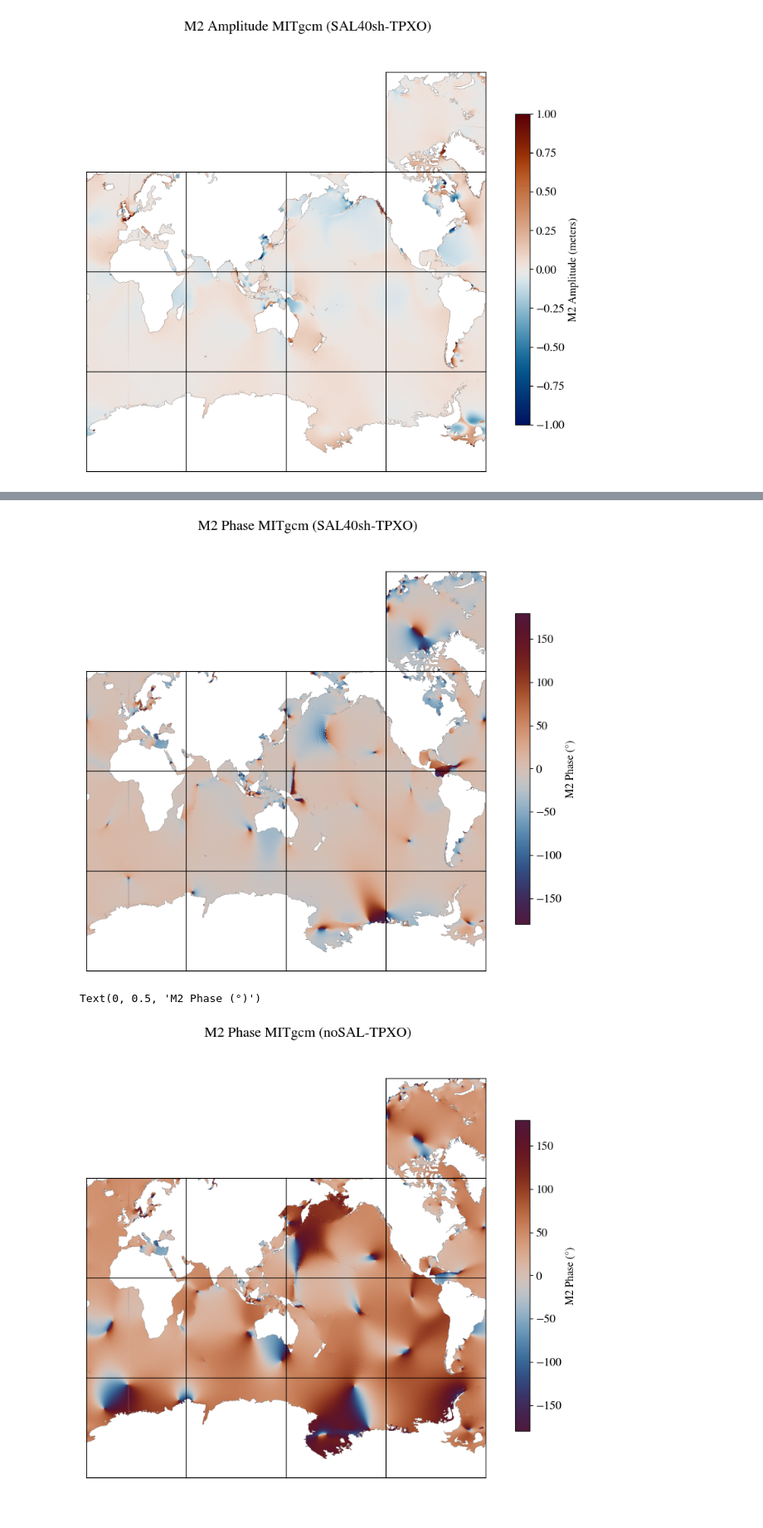
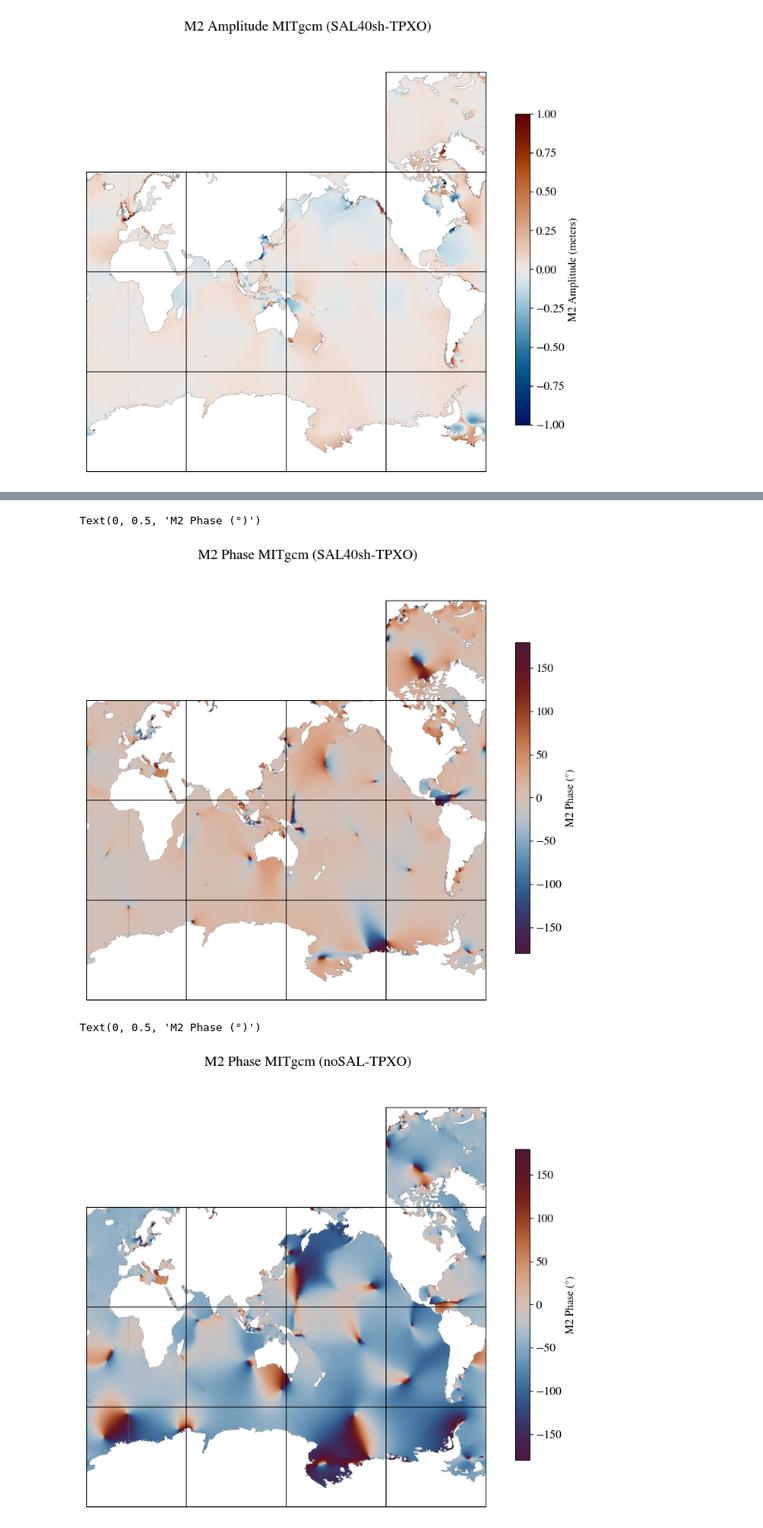
Before and after one commit to MITgcm-contrib/llc_hires, a Jupyter notebook: tidal_analysis/tides_investigation/analyze_mitgcm_compare_tpxollc.ipynb, the cells around one changed output, grey strips where cells are left out. Shown at 83% size. Drawn from its saved outputs; the diff is of its cells as text; code cells hidden in the pictures.

```diff
--- a/tidal_analysis/tides_investigation/analyze_mitgcm_compare_tpxollc.ipynb
+++ b/tidal_analysis/tides_investigation/analyze_mitgcm_compare_tpxollc.ipynb
@@ -112,7 +104,7 @@ def mitgcm_quantities(da_mitgcm,constit= 'm2',lat_cut=False,lat_deg=66):
     if lat_cut ==True: #Optional latitude cut to remove the poles
         Z_mitgcm_masked = Z_mitgcm_masked.where((YC >= -lat_deg) &(YC <= lat_deg))
     amp_mitgcm= np.abs(Z_mitgcm_masked) #Tidal amplitude
-    phase_mitgcm = np.angle(Z_mitgcm_masked)  #Tidal phase
+    phase_mitgcm = -xr.apply_ufunc(np.angle, Z_mitgcm_masked,dask='allowed')  #I use a - sign convention on the phase, necessary to obtain the right value of global tidal work rate.
     return Z_mitgcm_masked,amp_mitgcm, phase_mitgcm
 
 def tpxo_quantities(da_tpxo, constit='m2',lat_cut=False,lat_deg=66):
@@ -120,14 +112,14 @@ def tpxo_quantities(da_tpxo, constit='m2',lat_cut=False,lat_deg=66):
     Return given tidal constituent phasor, amplitude and phase for TPXO
     Amplitude given in meters, phase in radian
     '''
-    #ds_txo_constit = da_tpxo.sel(constituent=constit)
-    #Z_tpxo = ds_txo_constit['real'] + 1j*ds_txo_constit['imag']
+
     Z_tpxo = da_tpxo[constit+'_real'] + 1j*da_tpxo[constit+'_imag']
     if lat_cut ==True: #Optional latitude cut to remove the poles
         Z_tpxo = Z_tpxo.where((YC >= -lat_deg) &(YC <= lat_deg))
     Z_tpxo_masked = Z_tpxo.where(is_ocean)
     amp_tpxo= np.abs(Z_tpxo_masked)
-    phase_tpxo = np.angle(Z_tpxo_masked)
+
+    phase_tpxo=-xr.apply_ufunc(np.angle, Z_tpxo_masked,dask='allowed') #I use a - sign convention on the phase, necessary to obtain the right value of global tidal work rate.
     return Z_tpxo_masked, amp_tpxo,phase_tpxo
 def phase_diff (phase1,phase2):
     '''
@@ -187,9 +250,9 @@ def PVE(RMSE_1_2, RMS_2):
 # %% [markdown]
 # Example of usage: noSAL, SAL and SAL40sh runs
 # %%
-da_phasor_noSAL = open_mitgcm_and_make_da(mitgcm_path='../run_ATH_noSAL/mitgcm_llc1080_phasor_tile*.nc')
-da_phasor_SAL= open_mitgcm_and_make_da(mitgcm_path='../run_ATH_SAL/mitgcm_llc1080_phasor_tile*.nc')
-da_phasor_SAL40sh = open_mitgcm_and_make_da(mitgcm_path='../run_ATH_SAL_40SH/mitgcm_llc1080_phasor_tile*.nc')
+da_phasor_noSAL = open_mitgcm_and_make_da(mitgcm_path='../../run_ATH_noSAL/mitgcm_llc1080_phasor_tile*.nc')
+da_phasor_SAL= open_mitgcm_and_make_da(mitgcm_path='../../run_ATH_SAL/mitgcm_llc1080_phasor_tile*.nc')
+da_phasor_SAL40sh = open_mitgcm_and_make_da(mitgcm_path='../../run_ATH_SAL_40SH/mitgcm_llc1080_phasor_tile*.nc')
 
 da_phasor_noSAL = order_tiles(da_phasor_noSAL, new_tile_order=[0, 4, 5, 6, 7, 8, 9,10,11,12,1,2,3] )
 da_phasor_SAL = order_tiles(da_phasor_SAL, new_tile_order=[0, 4, 5, 6, 7, 8, 9,10,11,12,1,2,3] )
@@ -209,20 +275,21 @@ Coordinates:
 # %%
-ds_tpxo_llc = open_tpxo(tpxo_path ='../tpxo_interpolated/tpxo_llc1080_interpolated_v2.nc')
+ds_tpxo_llc = open_tpxo(tpxo_path ='../../tpxo_interpolated/tpxo_llc1080_interpolated_v2.nc')
 # %%
+const = 'p1' # Name of the constituent to analyze
 cut_66 =False #Do we remove the poles? Set True if this is the case, False otherwise.
 if cut_66==True:
-    Z_mitgcm_noSAL_m2, amp_mitgcm_noSAL_m2, phase_mitgcm_noSAL_m2 = mitgcm_quantities(da_phasor_noSAL, constit = 'm2',lat_cut=True,lat_deg=66)
-    Z_mitgcm_SAL_m2, amp_mitgcm_SAL_m2, phase_mitgcm_SAL_m2 = mitgcm_quantities(da_phasor_SAL, constit = 'm2',lat_cut=True,lat_deg=66)
-    Z_mitgcm_SAL40sh_m2, amp_mitgcm_SAL40sh_m2, phase_mitgcm_SAL40sh_m2 = mitgcm_quantities(da_phasor_SAL40sh, constit = 'm2',lat_cut=True,lat_deg=66)
-    Z_tpxo_m2, amp_tpxo_m2, phase_tpxo_m2= tpxo_quantities(ds_tpxo_llc, constit='m2',lat_cut=True,lat_deg=66)
+    Z_mitgcm_noSAL, amp_mitgcm_noSAL, phase_mitgcm_noSAL = mitgcm_quantities(da_phasor_noSAL, constit = const,lat_cut=True,lat_deg=66)
+    Z_mitgcm_SAL, amp_mitgcm_SAL, phase_mitgcm_SAL = mitgcm_quantities(da_phasor_SAL, constit = const,lat_cut=True,lat_deg=66)
+    Z_mitgcm_SAL40sh, amp_mitgcm_SAL40sh, phase_mitgcm_SAL40sh = mitgcm_quantities(da_phasor_SAL40sh, constit = const,lat_cut=True,lat_deg=66)
+    Z_tpxo, amp_tpxo, phase_tpxo= tpxo_quantities(ds_tpxo_llc, constit=const,lat_cut=True,lat_deg=66)
     rA=rA.where((YC >= -66) &(YC <=66))
 else:
-    Z_mitgcm_noSAL_m2, amp_mitgcm_noSAL_m2, phase_mitgcm_noSAL_m2 = mitgcm_quantities(da_phasor_noSAL, constit = 'm2')
-    Z_mitgcm_SAL_m2, amp_mitgcm_SAL_m2, phase_mitgcm_SAL_m2 = mitgcm_quantities(da_phasor_SAL, constit = 'm2')
-    Z_mitgcm_SAL40sh_m2, amp_mitgcm_SAL40sh_m2, phase_mitgcm_SAL40sh_m2 = mitgcm_quantities(da_phasor_SAL40sh, constit = 'm2')
-    Z_tpxo_m2, amp_tpxo_m2, phase_tpxo_m2= tpxo_quantities(ds_tpxo_llc, constit='m2')
+    Z_mitgcm_noSAL, amp_mitgcm_noSAL, phase_mitgcm_noSAL = mitgcm_quantities(da_phasor_noSAL, constit = const)
+    Z_mitgcm_SAL, amp_mitgcm_SAL, phase_mitgcm_SAL = mitgcm_quantities(da_phasor_SAL, constit = const)
+    Z_mitgcm_SAL40sh, amp_mitgcm_SAL40sh, phase_mitgcm_SAL40sh = mitgcm_quantities(da_phasor_SAL40sh, constit =const)
+    Z_tpxo, amp_tpxo, phase_tpxo= tpxo_quantities(ds_tpxo_llc, constit=const)
 
-phase_diff_noSAL_tpxo=  phase_diff(phase_mitgcm_noSAL_m2,phase_tpxo_m2)
-phase_diff_SAL_tpxo=  phase_diff(phase_mitgcm_SAL_m2,phase_tpxo_m2)
-phase_diff_SAL40sh_tpxo=  phase_diff(phase_mitgcm_SAL40sh_m2,phase_tpxo_m2)
+phase_diff_noSAL_tpxo=  phase_diff(phase_mitgcm_noSAL,phase_tpxo)
+phase_diff_SAL_tpxo=  phase_diff(phase_mitgcm_SAL,phase_tpxo)
+phase_diff_SAL40sh_tpxo=  phase_diff(phase_mitgcm_SAL40sh,phase_tpxo)
 # %%
@@ -474,5 +559,5 @@ cb.set_ylabel('M2 Phase (°)', fontsize=12)
 # %%
-phase_diff_SAL40sh_tpxo_deg = phase_rad2deg(phase_diff_SAL40sh_tpxo, Z_mitgcm_SAL_m2)
+phase_diff_SAL40sh_tpxo_deg = phase_rad2deg(phase_diff_SAL40sh_tpxo, Z_mitgcm_SAL)
 
 ecco.plot_tiles(phase_diff_SAL_tpxo_deg, cmap=cm.vikO, show_colorbar=True, rotate_to_latlon=True,layout='latlon',
                 show_tile_labels=False, Arctic_cap_tile_location=10)
@@ -481,19 +566,20 @@ cb = plt.gcf().axes[-1] # The colorbar is usually the last axis added to the fig
 cb.set_ylabel('M2 Phase (°)', fontsize=12)
 #plt.savefig('../Plots/fixed_time/M2_phase_MITgcm_SAL40sh-TPXO.pdf',bbox_inches='tight',dpi=300)
 # %% [output]
+Text(0, 0.5, 'M2 Phase (°)')
-[figure, old version]
+[figure, new version]
 # %%
-phase_diff_noSAL_tpxo_deg = phase_rad2deg(phase_diff_noSAL_tpxo, Z_mitgcm_noSAL_m2)
+phase_diff_noSAL_tpxo_deg = phase_rad2deg(phase_diff_noSAL_tpxo, Z_mitgcm_noSAL)
 
 ecco.plot_tiles(phase_diff_noSAL_tpxo_deg, cmap=cm.vikO, show_colorbar=True, rotate_to_latlon=True,layout='latlon',
                 show_tile_labels=False, Arctic_cap_tile_location=10)
 plt.suptitle('M2 Phase MITgcm (noSAL-TPXO)')
 cb = plt.gcf().axes[-1] # The colorbar is usually the last axis added to the figure
 cb.set_ylabel('M2 Phase (°)', fontsize=12)
 #plt.savefig('../Plots/fixed_time/M2_phase_MITgcm_noSAL-TPXO.pdf',bbox_inches='tight',dpi=300)
 # %% [output]
 Text(0, 0.5, 'M2 Phase (°)')
-[figure, old version]
+[figure, new version]
 # %%
 plt.figure(figsize=(10,5))
 plt.hist(phase_diff_noSAL_tpxo_deg.values.flatten(), bins=100, histtype='step',label='noSAL-TPXO',lw=2,color='C0')
```
Also changed, not shown: parts of 21 cells of this notebook, 1 other file.
